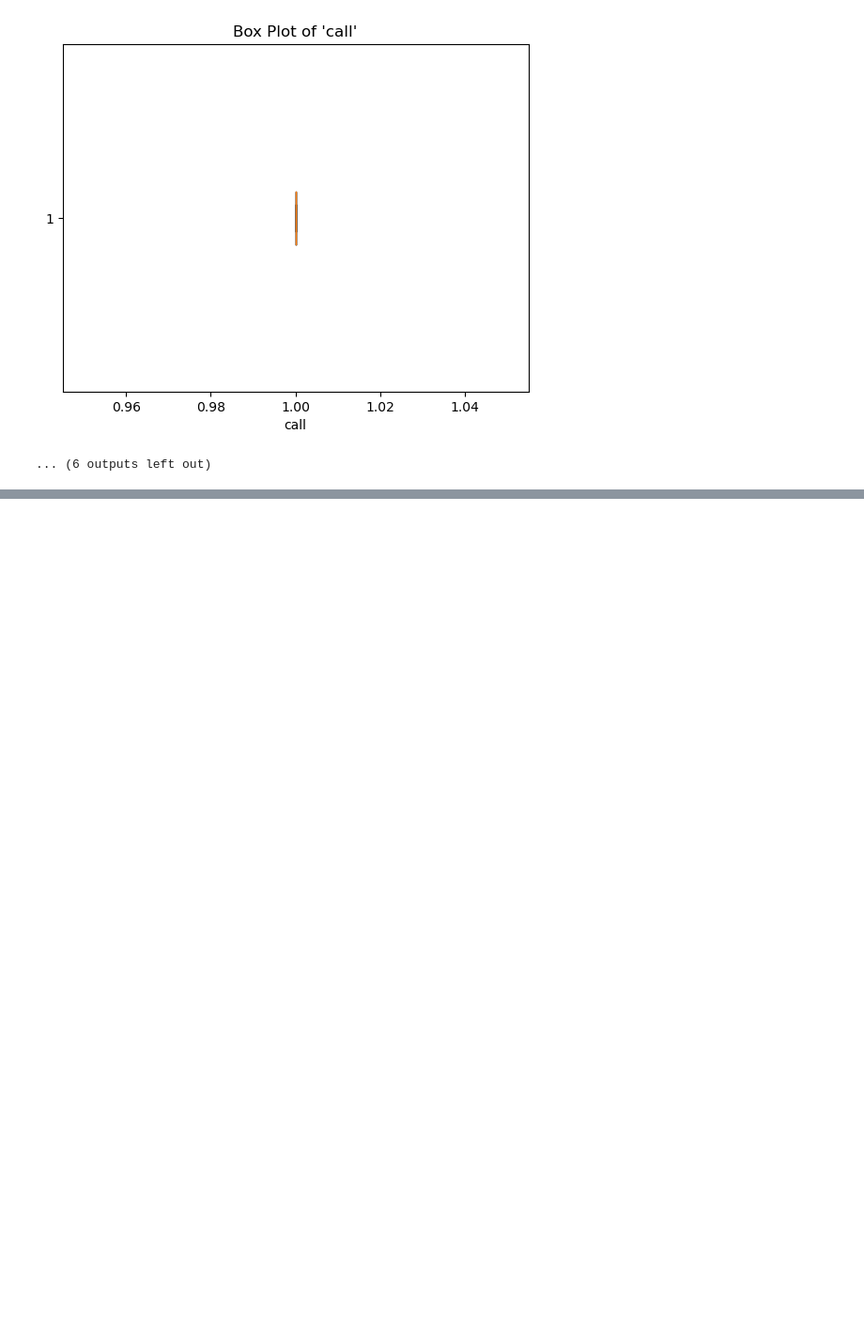
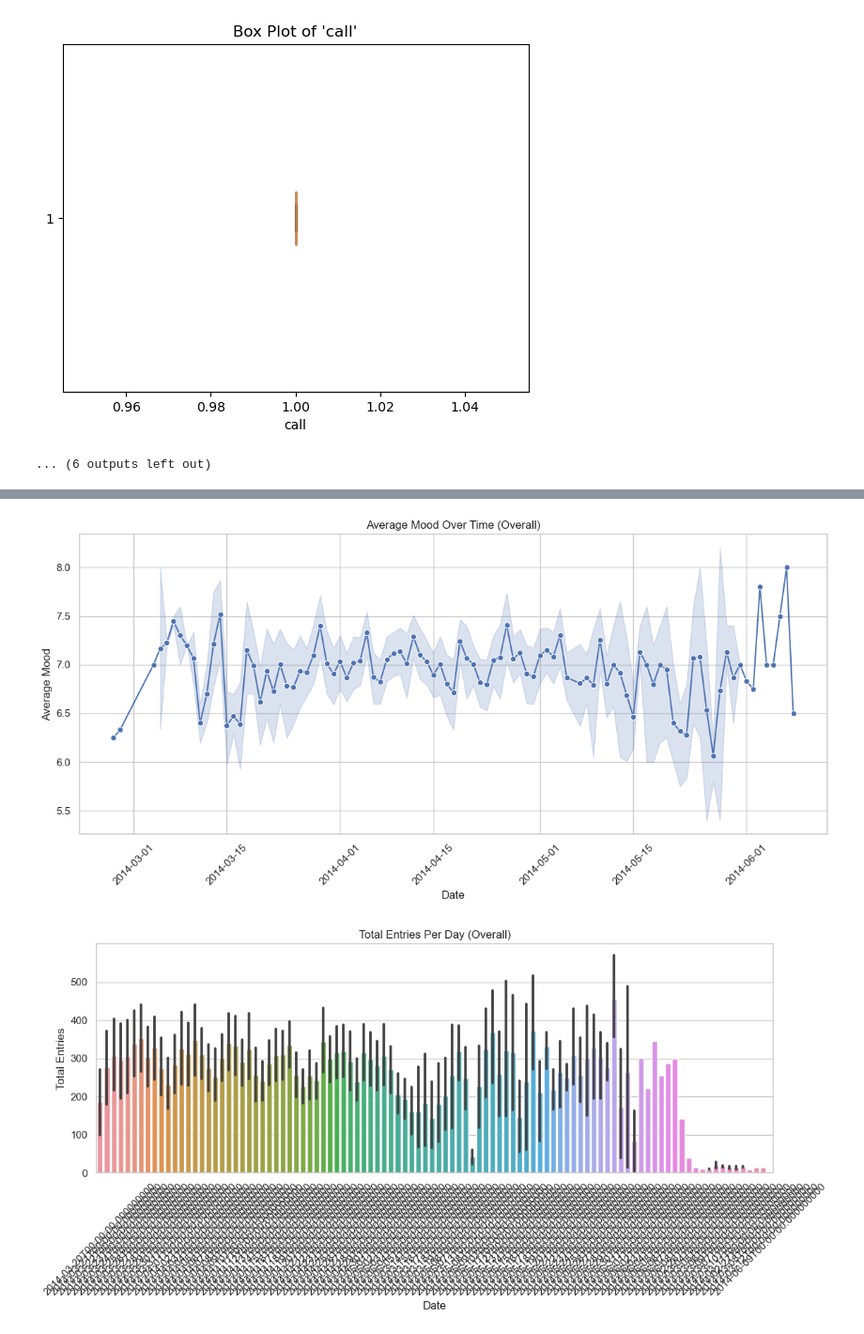
Before and after one commit to kuuroooo/data-mining, a Jupyter notebook: cleaning.ipynb, the cells around one changed output, grey strips where cells are left out. Shown at 94% size. Drawn from its saved outputs; the diff is of its cells as text; code cells hidden in the pictures; blank space fills up the shorter version.

```diff
--- a/cleaning.ipynb
+++ b/cleaning.ipynb
@@ -391,0 +594,29 @@ To adopt the future behavior and silence this warning, use
+# %%
+import matplotlib.pyplot as plt
+import seaborn as sns
+
+# Set the aesthetic style of the plots
+sns.set(style="whitegrid")
+
+# Plotting the average mood over time for the entire dataset
+plt.figure(figsize=(12, 6))
+sns.lineplot(data=daily_cleaned, x='date', y='mood_avg', marker='o')
+plt.title('Average Mood Over Time (Overall)')
+plt.xlabel('Date')
+plt.ylabel('Average Mood')
+plt.xticks(rotation=45)
+plt.tight_layout()
+plt.show()
+
+# Plotting the total entries per day for the entire dataset
+plt.figure(figsize=(12, 6))
+sns.barplot(data=daily_cleaned, x='date', y='total_entries')
+plt.title('Total Entries Per Day (Overall)')
+plt.xlabel('Date')
+plt.ylabel('Total Entries')
+plt.xticks(rotation=45)
+plt.tight_layout()
+plt.show()
+# %% [output]
+[figure, added]
+[figure, added]
```
Also changed, not shown: parts of 22 cells of this notebook.
